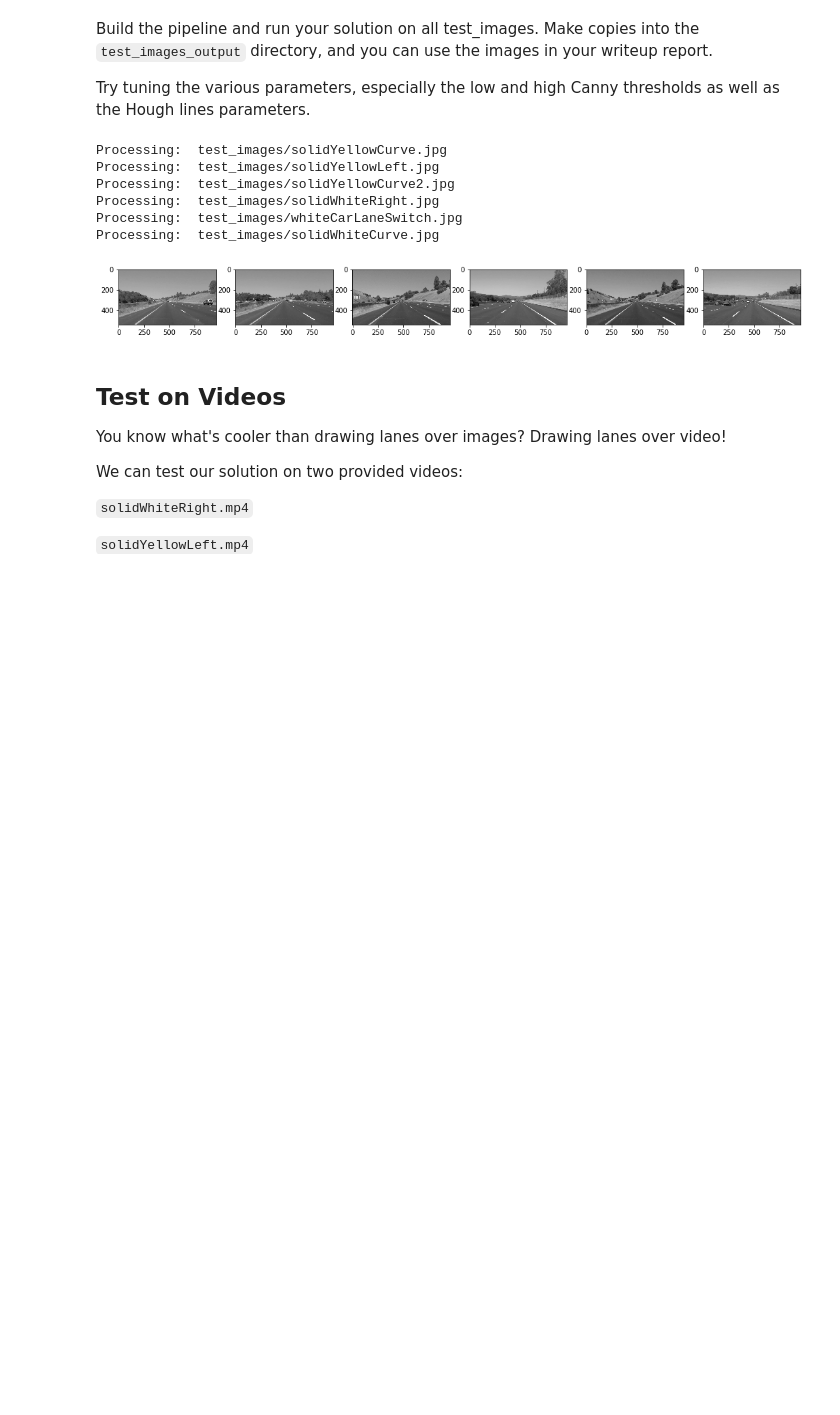
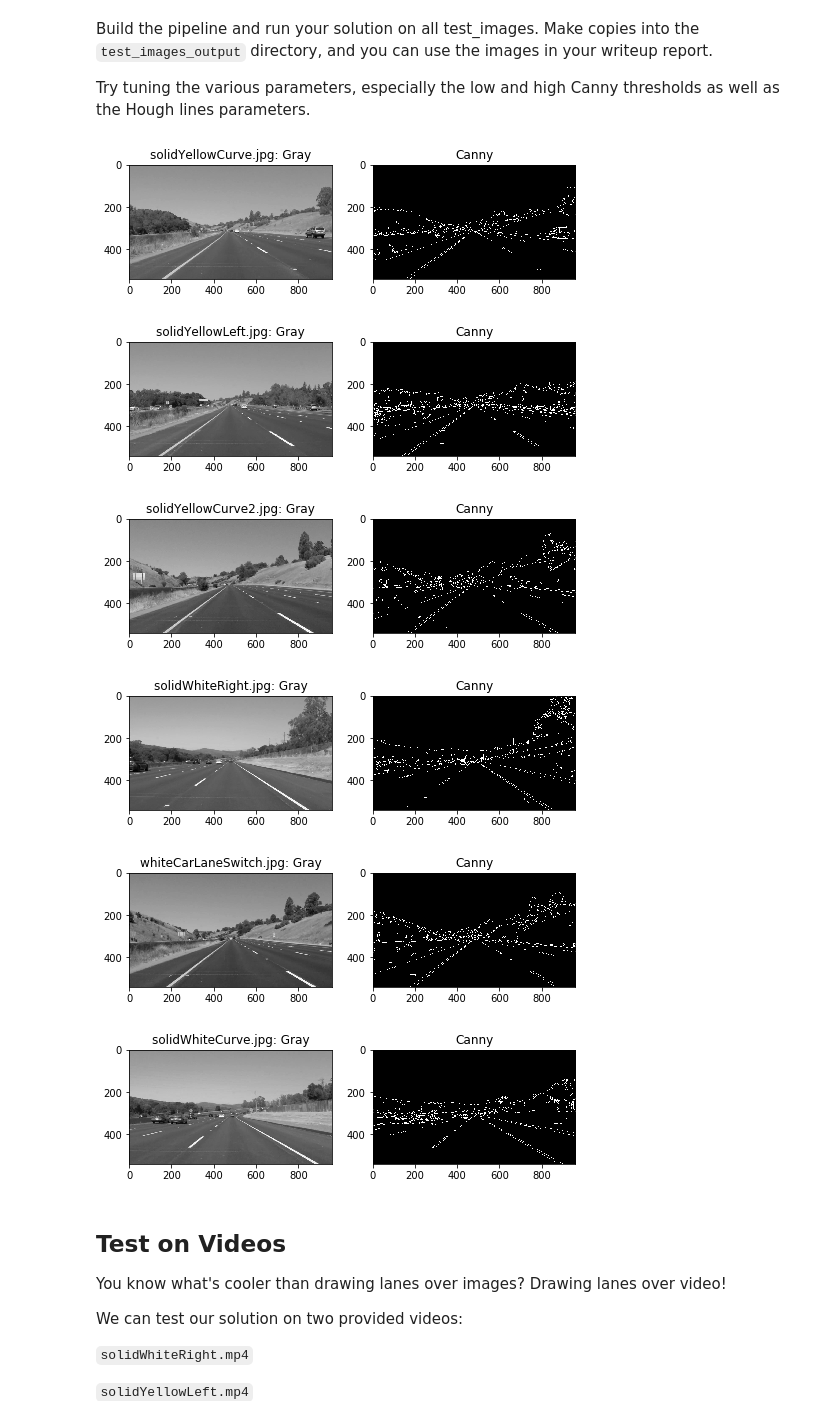
Before and after one commit to itprov/CarND-LaneLines-P1, a Jupyter notebook: P1.ipynb, the cells around one changed output. Drawn from its saved outputs; the diff is of its cells as text; code cells hidden in the pictures; blank space fills up the shorter version.

Commit message:
Canny-transformed images

```diff
--- a/P1.ipynb
+++ b/P1.ipynb
@@ -193,38 +193,53 @@ Build the pipeline and run your solution on all test_images. Make copies into th
 
 Try tuning the various parameters, especially the low and high Canny thresholds as well as the Hough lines parameters.
 # %%
-# TODO: Build your pipeline that will draw lane lines on the test_images
-# then save them to the test_images_output directory.
+# Pipeline that will draw lane lines on the test_images
+# Output images will be saved in the test_images_output directory.
 in_img_dir = 'test_images'
 out_img_dir = 'test_images_output'
 
-def draw_lines_pipeline(img_path):
+def draw_lines_pipeline(img_path, plot):
+    """
+    Builds the solution pipeline.
+
+    Uses helper functions defined above.
+    """
     img = img_path.split('/')[-1]
     image = mpimg.imread(img_path)
+    fig = None
+    if plot:
+        fig = plt.figure(figsize=(8, 4 * rows))
+    # Convert to grayscale
     gray_image = grayscale(image)
     cv2.imwrite(out_img_dir + '/gray-' + img, gray_image)
-    return gray_image
+    if plot:
+        canvas = fig.add_subplot(1, 2, 1)
+        plt.imshow(gray_image, cmap='gray')
+        canvas.set_title(img + ': Gray')
+    # Canny transform
+    canny_image = canny(gray_image, 50, 150)
+    cv2.imwrite(out_img_dir + '/canny-' + img, canny_image)
+    if plot:
+        canvas = fig.add_subplot(1, 2, 2)
+        plt.imshow(canny_image, cmap='gray')
+        canvas.set_title('Canny')
+
 
 images = os.listdir(in_img_dir + '/')
 
-cols = len(images)
-fig = plt.figure(figsize=(3*cols, 3))
-i = 1
+rows = len(images)
+#i = 1
 for image in images:
     image_path = in_img_dir + '/' + image
-    fig.add_subplot(1, cols, i)
-    print('Processing: ', image_path)
-    out_image = draw_lines_pipeline(image_path)
-    plt.imshow(out_image, cmap='gray')
-    i += 1
+    out_image = draw_lines_pipeline(image_path, plot=True)
+    #i += 1
 # %% [output]
-Processing:  test_images/solidYellowCurve.jpg
-Processing:  test_images/solidYellowLeft.jpg
-Processing:  test_images/solidYellowCurve2.jpg
-Processing:  test_images/solidWhiteRight.jpg
-Processing:  test_images/whiteCarLaneSwitch.jpg
-Processing:  test_images/solidWhiteCurve.jpg
-[figure, old version]
+[figure, new version]
+[figure, added]
+[figure, added]
+[figure, added]
+[figure, added]
+[figure, added]
 # %% [markdown]
 ## Test on Videos
 
```
Also changed, not shown: 7 other files.
